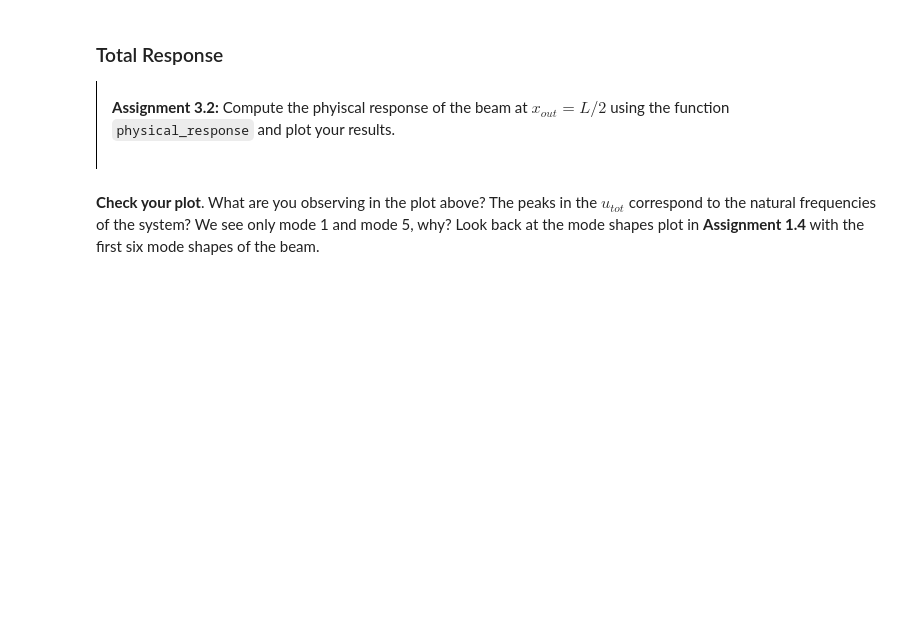
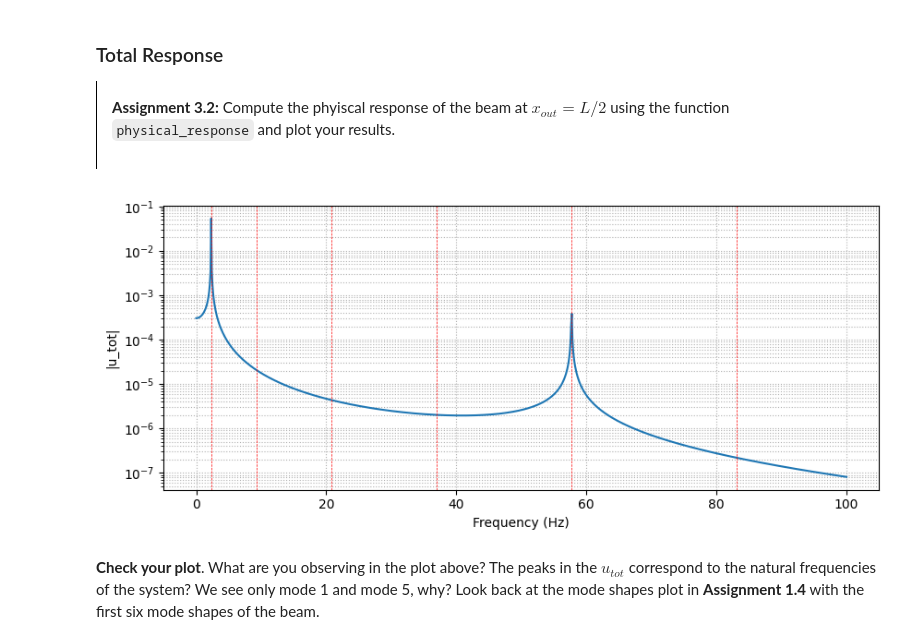
Before and after one commit to Bastien-ulb/MV2627_Exercises, a Jupyter notebook: Session5_Continuous_systems/session5.ipynb, the cells around one changed output. Cells and saved outputs as stored; diff of their text form; code cells hidden in the pictures; blank space fills up the shorter version.

```diff
--- a/Session5_Continuous_systems/session5.ipynb
+++ b/Session5_Continuous_systems/session5.ipynb
@@ -598,7 +598,7 @@ def physical_response(z_n, psi_n):
     u_n (array) -- physical response of the beam
     """
     # YOUR CODE HERE
-    raise NotImplementedError()
+    u_n = np.array(z_n)*psi_n
     return u_n
 # %% [markdown]
 Lets test your implementation (Hidden Test)
@@ -613,15 +613,22 @@ x_outt = L/3
 # %%
 x_out = None # position where the physical response is evaluated
 u_tot = None # total physical response
 # YOUR CODE HERE
-raise NotImplementedError()
+x_out = L/2
+u_tot = 0
+for i in range(1, len(n_list)+1):
+    psi_out = np.sin(i*np.pi*x_out/L)
+    u_tot = u_tot + physical_response(z_n[i-1], psi_out)
+fig, ax = plt.subplots(figsize=(10, 4))
+ax.plot(omega/(2*np.pi), np.abs(u_tot))
 for n in range(1, 7):
     ax.axvline(natural_pulsation(E, rho, L, I, A, n=n) / (2 * np.pi), color='red', linestyle='--', lw=0.5)
 ax.set_xlabel('Frequency (Hz)')
 ax.set_ylabel('|u_tot|')
 ax.set_yscale('log')
 ax.grid(which='both', linestyle=':')
-_  = ax.legend()
+# %% [output]
+[figure, added]
 # %% [markdown]
 **Check your plot**.
 What are you observing in the plot above? The peaks in the $u_{tot}$ correspond to the natural frequencies of the system? We see only mode 1 and mode 5, why? Look back at the mode shapes plot in **Assignment 1.4** with the first six mode shapes of the beam.
```
Also changed, not shown: parts of 2 cells of this notebook.
